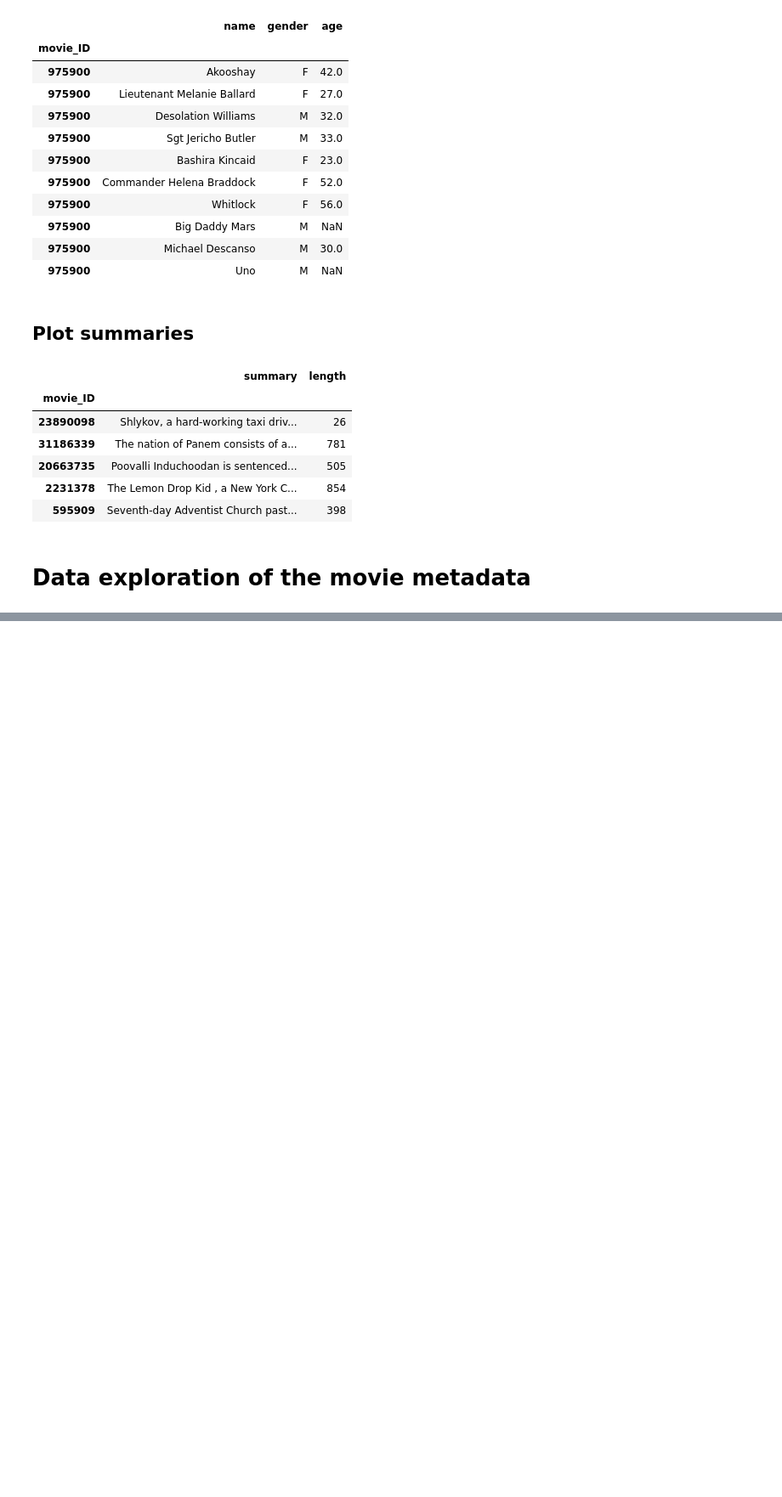
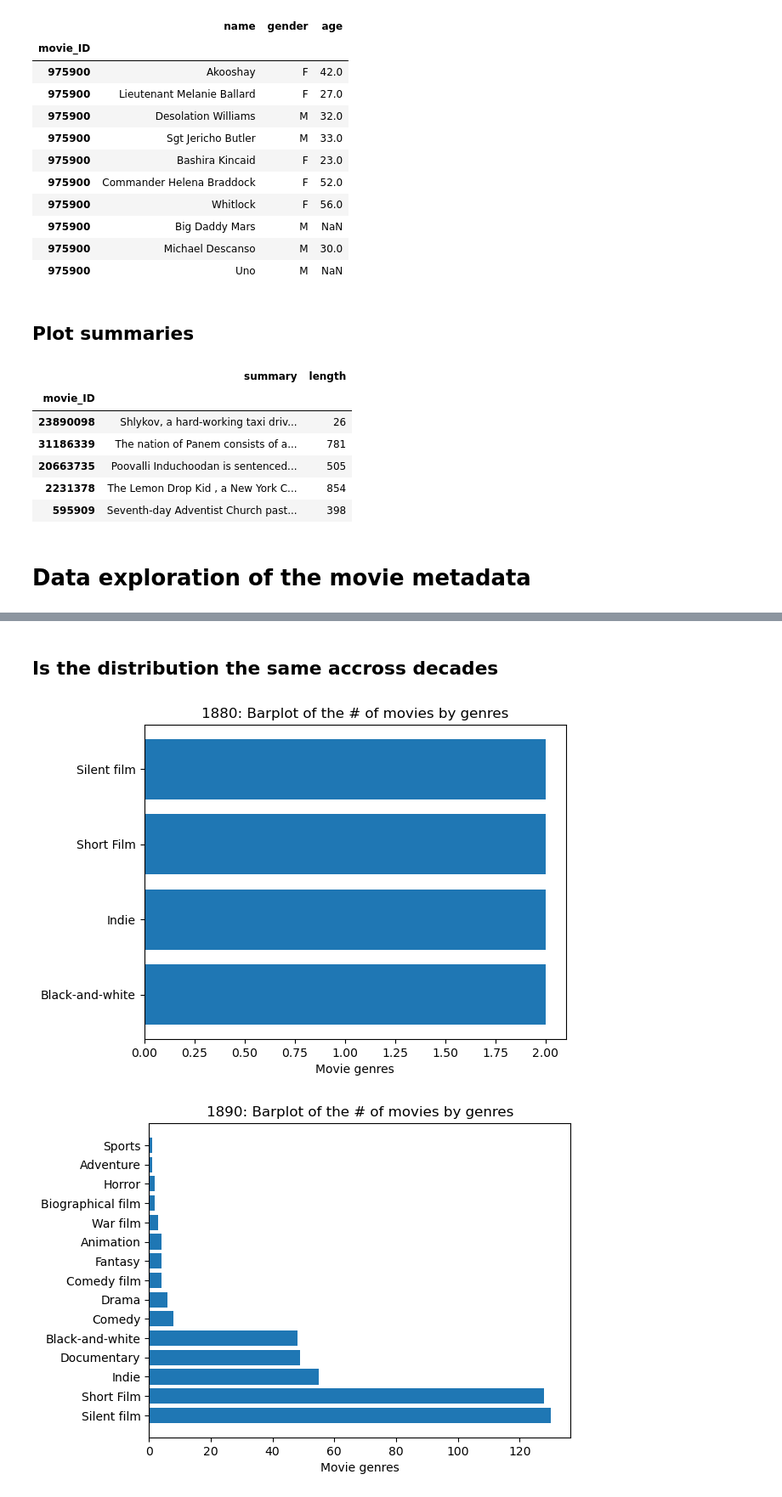
Before and after one commit to epfl-ada/ada-2022-project-error141, a Jupyter notebook: data_exploration_final.ipynb, the cells around one changed output, grey strips where cells are left out. Shown at 85% size. Drawn from its saved outputs; the diff is of its cells as text; code cells hidden in the pictures; blank space fills up the shorter version.

```diff
--- a/data_exploration_final.ipynb
+++ b/data_exploration_final.ipynb
@@ -128,0 +147,19 @@ summaries.head()
+# %% [markdown]
+## Is the distribution the same accross decades
+# %%
+#Get count by decades
+genre_count = movie_metadata.groupby((movie_metadata.release_date//10)*10).genres.apply(get_count_genre)
+
+#Plot for each decade
+for decade in np.unique(movie_metadata.release_date//10*10):
+
+    if (genre_count.loc[decade].shape[0] >= 15):
+        plt.barh(genre_count.loc[decade]['genre'].iloc[0:15], genre_count.loc[decade]['count'].iloc[0:15])
+    else:
+        plt.barh(genre_count.loc[decade]['genre'].values, genre_count.loc[decade]['count'])
+
+    plt.xlabel('Movie genres'); plt.title(str(decade) + ': Barplot of the # of movies by genres')
+    plt.show()
+# %% [output]
+[figure, added]
+[figure, added]
```
Also changed, not shown: parts of 18 cells of this notebook, 1 other file.
